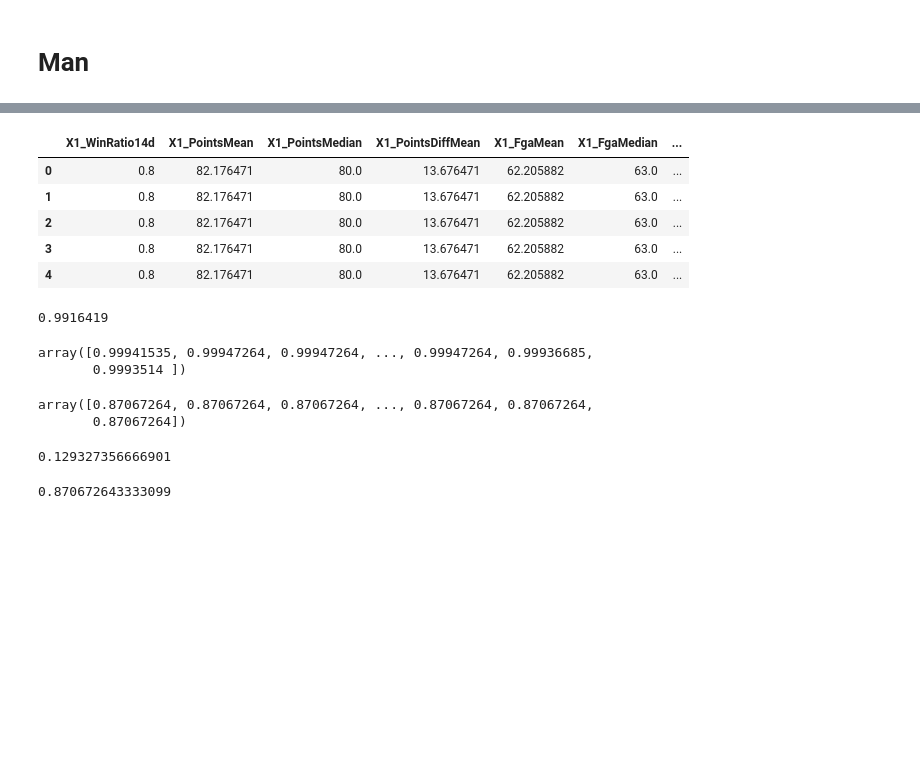
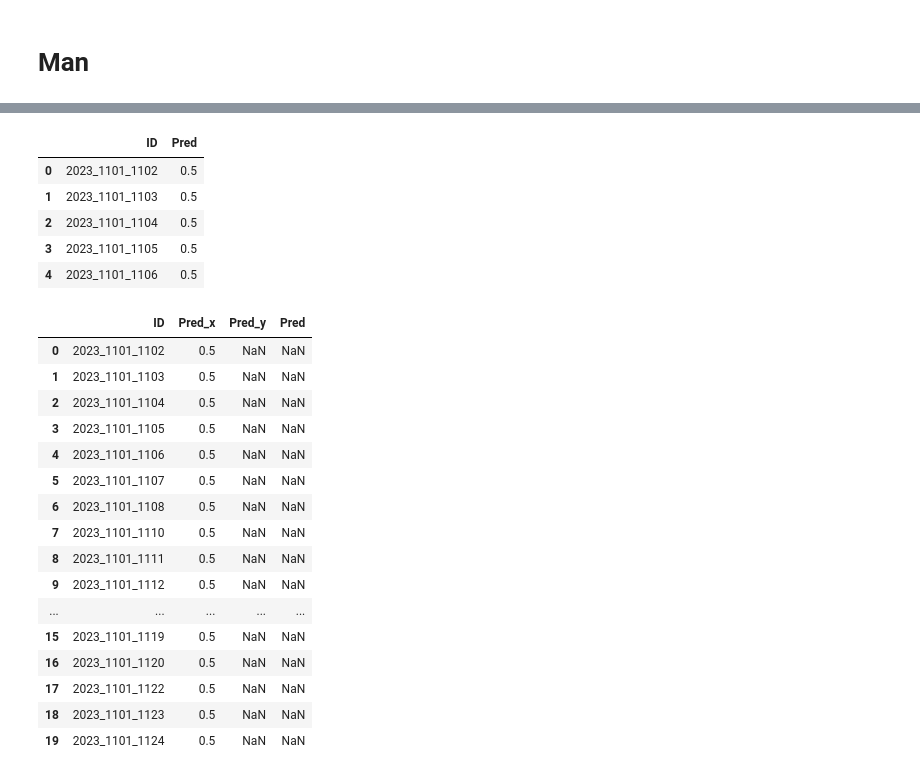
Before and after one commit to Analytics-Data-Science-and-Tech/Analytics_Data_Science, a Jupyter notebook: March-Mania-2023/Modeling_Phase_2.ipynb, the cells around one changed output, grey strips where cells are left out. Cells and saved outputs as stored; diff of their text form; code cells hidden in the pictures; blank space fills up the shorter version.

```diff
--- a/March-Mania-2023/Modeling_Phase_2.ipynb
+++ b/March-Mania-2023/Modeling_Phase_2.ipynb
@@ -30,9 +34,9 @@ from sklearn.ensemble import RandomForestClassifier, HistGradientBoostingClassif
 from sklearn.linear_model import LogisticRegression
 from lightgbm import LGBMClassifier, LGBMRegressor
 from xgboost import XGBClassifier, XGBRegressor
-from catboost import CatBoostClassifier, CatBoostRegressor
+# from catboost import CatBoostClassifier, CatBoostRegressor
 
-import optuna
+# import optuna
 
 s3 = boto3.resource('s3')
 bucket_name = 'analytics-data-science-competitions'
@@ -42,6 +46,7 @@ file_key_1 = 'March-Mania-2023/Evan-Data/MNCAA_train_538.csv'
 file_key_2 = 'March-Mania-2023/Evan-Data/MNCAA_test_538.csv'
 file_key_3 = 'March-Mania-2023/Evan-Data/WNCAA_train_538.csv'
 file_key_4 = 'March-Mania-2023/Evan-Data/WNCAA_test_538.csv'
+file_key_5 = 'March-Mania-2023/Evan-Data/SampleSubmission2023.csv'
 
 bucket_object_1 = bucket.Object(file_key_1)
 file_object_1 = bucket_object_1.get()
@@ -59,11 +64,17 @@ bucket_object_4 = bucket.Object(file_key_4)
 file_object_4 = bucket_object_4.get()
 file_content_stream_4 = file_object_4.get('Body')
 
+bucket_object_5 = bucket.Object(file_key_5)
+file_object_5 = bucket_object_5.get()
+file_content_stream_5 = file_object_5.get('Body')
+
 ## Reading data files
 man_train = pd.read_csv(file_content_stream_1)
 # man_test = pd.read_csv(file_content_stream_2)
 woman_train = pd.read_csv(file_content_stream_3)
 # woman_test = pd.read_csv(file_content_stream_4)
+
+submission = pd.read_csv(file_content_stream_5)
 
 man_train['target'] = np.where(man_train['ResultDiff'] > 0, 1, 0)
 man_train = man_train[man_train['Season'] >= 2016].reset_index(drop = True)
@@ -213,31 +363,31 @@ man_test_tour['Pred'] = ens_pred
 # %%
-man_test_tour.head()
+submission.head()
 # %% [output]
-|  | X1_WinRatio14d | X1_PointsMean | X1_PointsMedian | X1_PointsDiffMean | X1_FgaMean | X1_FgaMedian | ... |
-| 0 | 0.8 | 82.176471 | 80.0 | 13.676471 | 62.205882 | 63.0 | ... |
-| 1 | 0.8 | 82.176471 | 80.0 | 13.676471 | 62.205882 | 63.0 | ... |
-| 2 | 0.8 | 82.176471 | 80.0 | 13.676471 | 62.205882 | 63.0 | ... |
-| 3 | 0.8 | 82.176471 | 80.0 | 13.676471 | 62.205882 | 63.0 | ... |
-| 4 | 0.8 | 82.176471 | 80.0 | 13.676471 | 62.205882 | 63.0 | ... |
+|  | ID | Pred |
+| 0 | 2023_1101_1102 | 0.5 |
+| 1 | 2023_1101_1103 | 0.5 |
+| 2 | 2023_1101_1104 | 0.5 |
+| 3 | 2023_1101_1105 | 0.5 |
+| 4 | 2023_1101_1106 | 0.5 |
-# %%
-np.max(xgb_pred)
-# %% [output]
-0.9916419
-# %%
-lgb_pred
-# %% [output]
-array([0.99941535, 0.99947264, 0.99947264, ..., 0.99947264, 0.99936685,
-       0.9993514 ])
-# %%
-hist_pred
-# %% [output]
-array([0.87067264, 0.87067264, 0.87067264, ..., 0.87067264, 0.87067264,
-       0.87067264])
-# %%
-np.min(hist_pred)
-# %% [output]
-0.129327356666901
-# %%
-np.max(hist_pred)
-# %% [output]
-0.870672643333099
+# %%
+submission = pd.merge(submission, man_pred, on = 'ID', how = 'left')
+submission = pd.merge(submission, woman_pred, on = 'ID', how = 'left')
+submission.head(20)
+# %% [output]
+|  | ID | Pred_x | Pred_y | Pred |
+| 0 | 2023_1101_1102 | 0.5 | NaN | NaN |
+| 1 | 2023_1101_1103 | 0.5 | NaN | NaN |
+| 2 | 2023_1101_1104 | 0.5 | NaN | NaN |
+| 3 | 2023_1101_1105 | 0.5 | NaN | NaN |
+| 4 | 2023_1101_1106 | 0.5 | NaN | NaN |
+| 5 | 2023_1101_1107 | 0.5 | NaN | NaN |
+| 6 | 2023_1101_1108 | 0.5 | NaN | NaN |
+| 7 | 2023_1101_1110 | 0.5 | NaN | NaN |
+| 8 | 2023_1101_1111 | 0.5 | NaN | NaN |
+| 9 | 2023_1101_1112 | 0.5 | NaN | NaN |
+| ... | ... | ... | ... | ... |
+| 15 | 2023_1101_1119 | 0.5 | NaN | NaN |
+| 16 | 2023_1101_1120 | 0.5 | NaN | NaN |
+| 17 | 2023_1101_1122 | 0.5 | NaN | NaN |
+| 18 | 2023_1101_1123 | 0.5 | NaN | NaN |
+| 19 | 2023_1101_1124 | 0.5 | NaN | NaN |
```
Also changed, not shown: parts of 10 cells of this notebook.
